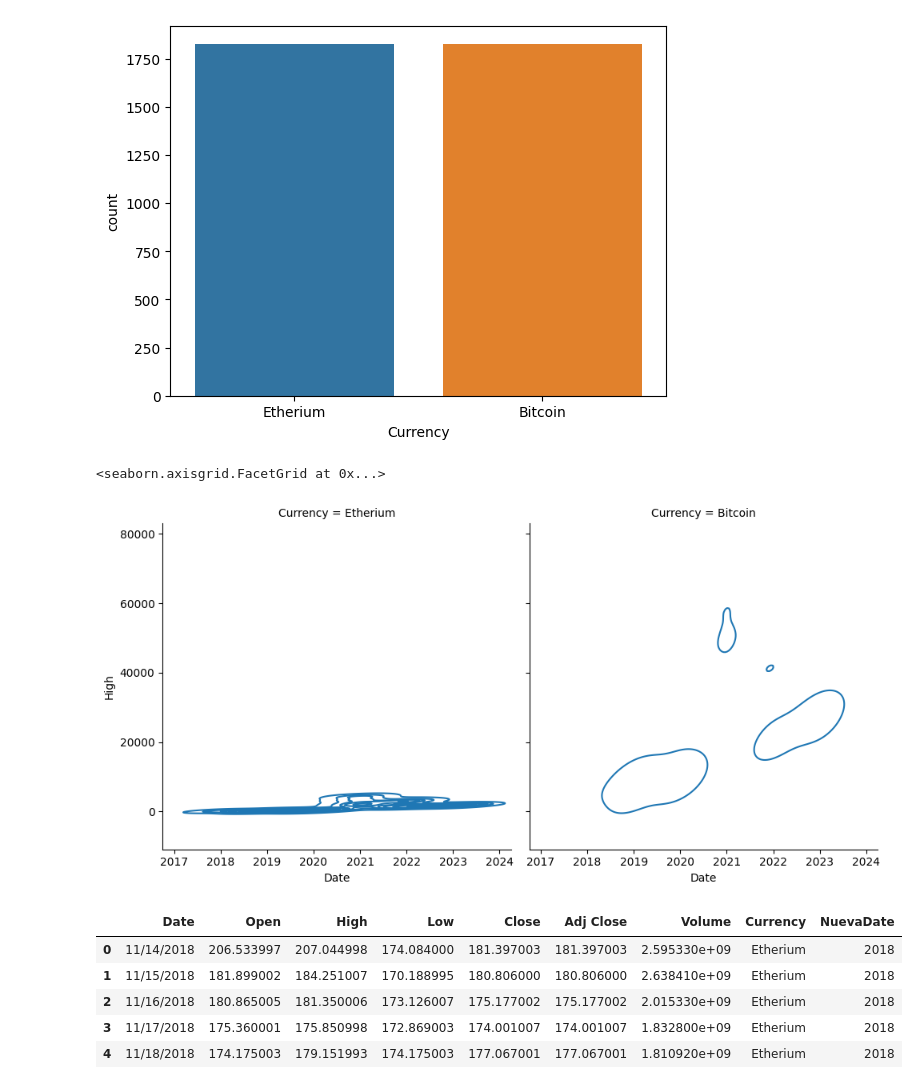
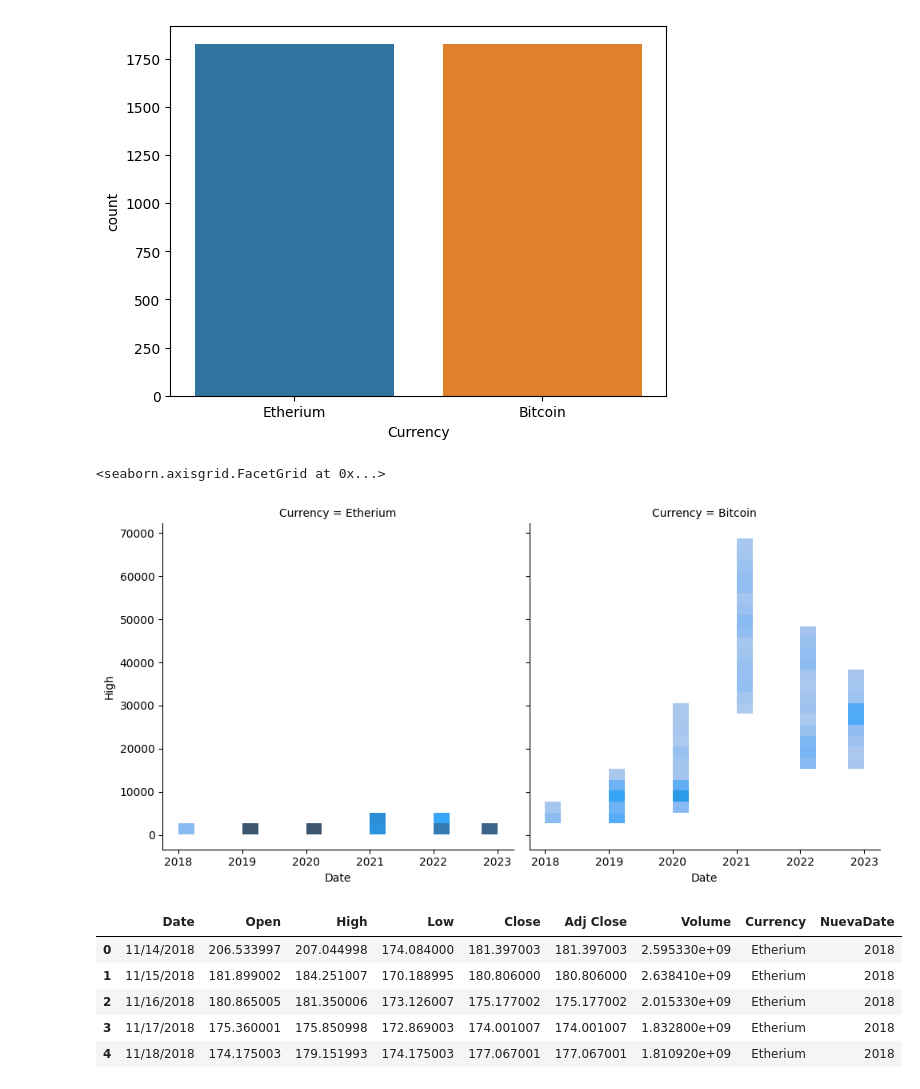
Before and after one commit to ClauRozasG/Data-Visualization-Crypto, a Jupyter notebook: Crypto.ipynb, the cells around one changed output. Cells and saved outputs as stored; diff of their text form; code cells hidden in the pictures.

```diff
--- a/Crypto.ipynb
+++ b/Crypto.ipynb
@@ -58,10 +58,10 @@ sns.countplot(data=df, x=df['Currency'])
 <Axes: xlabel='Currency', ylabel='count'>
 [figure]
 # %%
-sns.displot(data=df, x=df['Date'].dt.year, y='High', col='Currency',kind='kde')
+sns.displot(data=df, x=df['Date'].dt.year, y='High', col='Currency')
 # %% [output]
 <seaborn.axisgrid.FacetGrid at 0x...>
-[figure, old version]
+[figure, new version]
 # %%
 df['NuevaDate']=(df['Date']).str[-4:]
 df.head()
```
